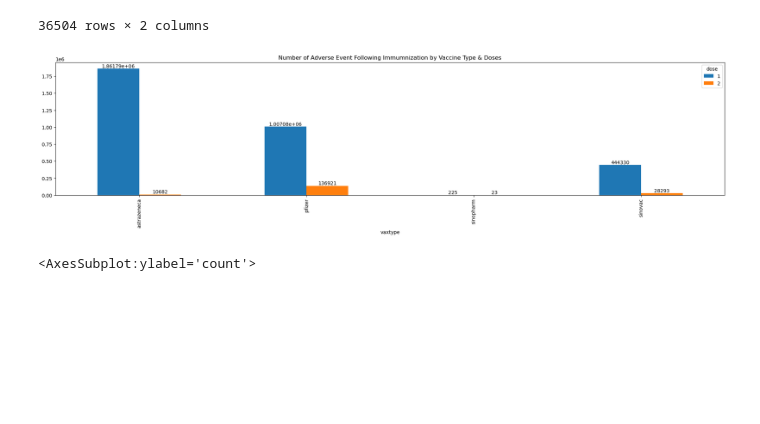
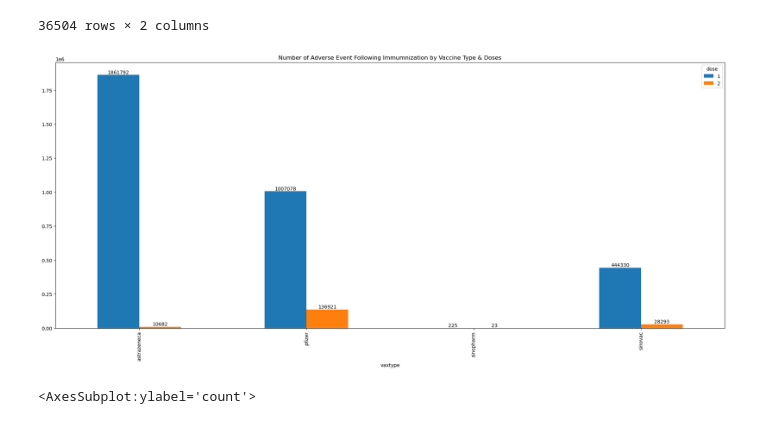
Before and after one commit to isaackong87/hia302_project, a Jupyter notebook: data_wrangler_isaac_aefi.ipynb, the cells around one changed output. Saved outputs shown, nothing was run; the diff lists cells and outputs as text; code cells hidden in the pictures; blank space fills up the shorter version.

```diff
--- a/data_wrangler_isaac_aefi.ipynb
+++ b/data_wrangler_isaac_aefi.ipynb
@@ -12,6 +19,6 @@ import os, sys
 # %%
 #create data path to access data file from path
-data_path="vaccination/"
+data_path="covid19-public/vaccination/"
 
 # to show the all files in the data_path
 vax_files = os.listdir(data_path)
@@ -178,17 +185,11 @@ aefi_full
 # %%
 #data wrangling step 1 for dose 1
 
-# dose 1 by date and vaxtype
-aefi_ref = aefi_full[["date" , "vaxtype"]]
+### Select only columns that start with 'd1'
+filter_col_d1 = list(aefi_full.columns[aefi_full.columns.str.startswith("d1_")])
 
-# to filter column for only d1_ (dose 1) AE
-filter_col_d1 = [col for col in aefi_full if col.startswith('d1_')]
-filter_col_d1
-
-aefi_dose1 = aefi_full.loc[:, aefi_full.columns.str.startswith("d1_")]
-
-# concatenate aefi
-aefi_dose1_final = pd.concat([aefi_ref,aefi_dose1],axis=1)
+### Create a datafrane that has only date, vaxtype, and columns starting with d1
+aefi_dose1_final = aefi_full.loc[: ,["date" , "vaxtype"]+ filter_col_d1]
 aefi_dose1_final
 # %% [output]
 |  | date | vaxtype | d1_site_pain | d1_site_swelling | d1_site_redness | d1_tiredness | d1_headache | ... |
@@ -227,17 +208,11 @@ memory usage: 178.2+ KB
 # %%
 #data wrangling step 1 for dose 2
 
-# dose 2 by date and vaxtype
-aefi_ref = aefi_full[["date" , "vaxtype"]]
+### Select columns that start with 'd2'
+filter_col_d2 = list(aefi_full.columns[aefi_full.columns.str.startswith("d2_")])
 
-filter_col_d2 = [col for col in aefi_full if col.startswith('d2_')]
-filter_col_d2
-
-# to filter column for only d2_ (dose 2) AE
-aefi_dose2 = aefi_full.loc[:, aefi_full.columns.str.startswith("d2_")]
-
-# concatenate aefi
-aefi_dose2_final = pd.concat([aefi_ref,aefi_dose2],axis=1)
+### Create a datafrane that has only date, vaxtype, and columns starting with d2
+aefi_dose2_final = aefi_full.loc[: ,["date" , "vaxtype"]+ filter_col_d2]
 aefi_dose2_final
 # %% [output]
 |  | date | vaxtype | d2_site_pain | d2_site_swelling | d2_site_redness | d2_tiredness | d2_headache | ... |
@@ -380,15 +414,15 @@ aefi_dose12_final
 36504 rows × 2 columns
 # %%
 # barchart by vaccine brand
-vaxtype_summ_ae = aefi_dose12_final.groupby(['vaxtype', 'dose'])['count'].sum().unstack().plot(kind='bar', stacked=False ,figsize=(25,5),
+vaxtype_summ_ae = aefi_dose12_final.groupby(['vaxtype', 'dose'])['count'].sum().unstack().plot(kind='bar', stacked=False ,figsize=(25,10),
                                                                                                title = 'Number of Adverse Event Following Immumnization by Vaccine Type & Doses')
 
 plt_2 = vaxtype_summ_ae
 
 for container in plt_2.containers:
-    plt_2.bar_label(container)
+    plt_2.bar_label(container, fmt="%1d")
 # %% [output]
-[figure, old version]
+[figure, new version]
 # %%
 # regardless of dose (SAE inclusive) Pie chart, where the slices will be ordered and plotted counter-clockwise:
 aefi_dose12_summ = aefi_dose12_final.groupby(['AE'])['count'].sum().nlargest(10)
```
Also changed, not shown: parts of 26 cells of this notebook, 21 other files.
